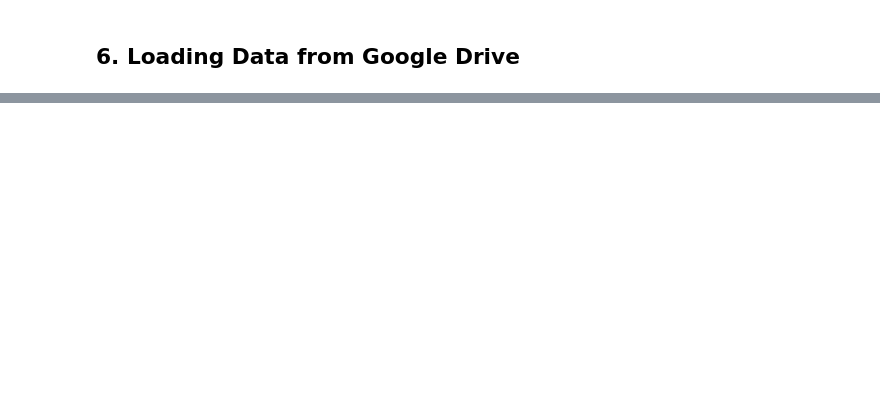
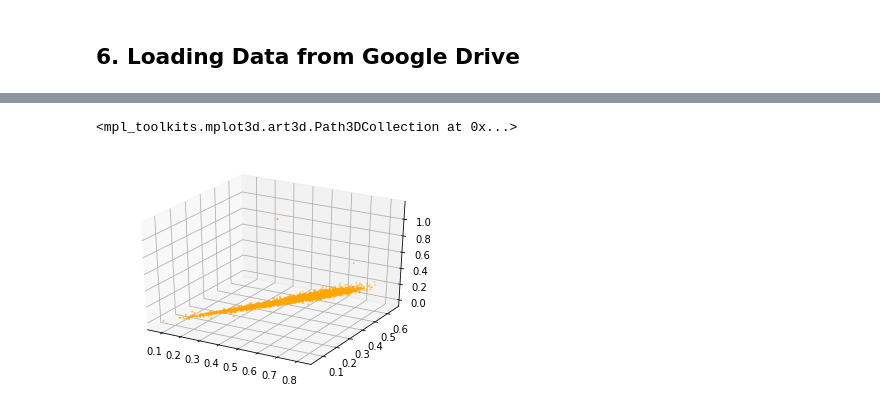
Before and after one commit to WilliamShengYangHuang/AALU_Coding, a Jupyter notebook: Intro.ipynb, the cells around one changed output, grey strips where cells are left out. Cells and saved outputs as stored; diff of their text form; code cells hidden in the pictures; blank space fills up the shorter version.

```diff
--- a/Intro.ipynb
+++ b/Intro.ipynb
@@ -496,0 +635,8 @@ print(df.to_string())
+# %%
+fig = plt.figure()
+ax = fig.add_subplot(projection='3d')
+
+ax.scatter3D(df['c1'], df['c2'], df['c3'], s=1, c='orange')
+# %% [output]
+<mpl_toolkits.mplot3d.art3d.Path3DCollection at 0x...>
+[figure, added]
```
Also changed, not shown: parts of 59 cells of this notebook.
